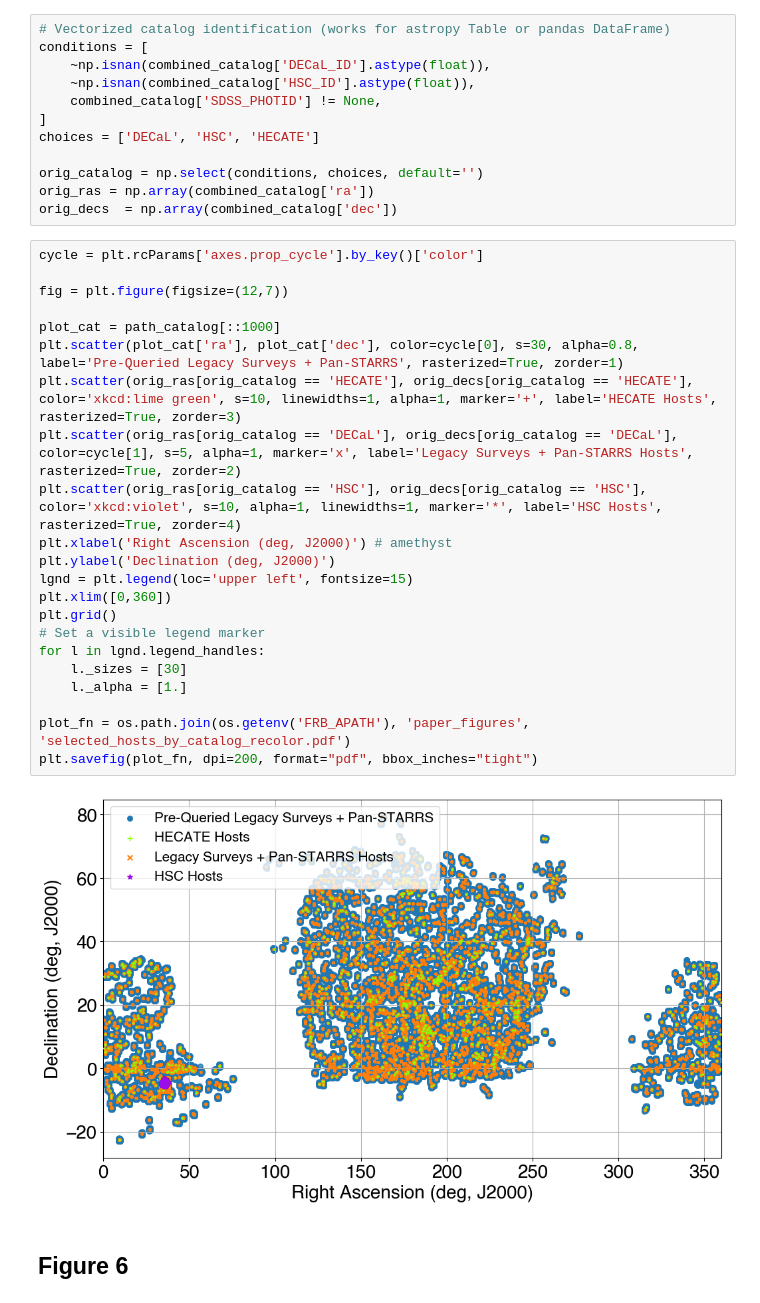
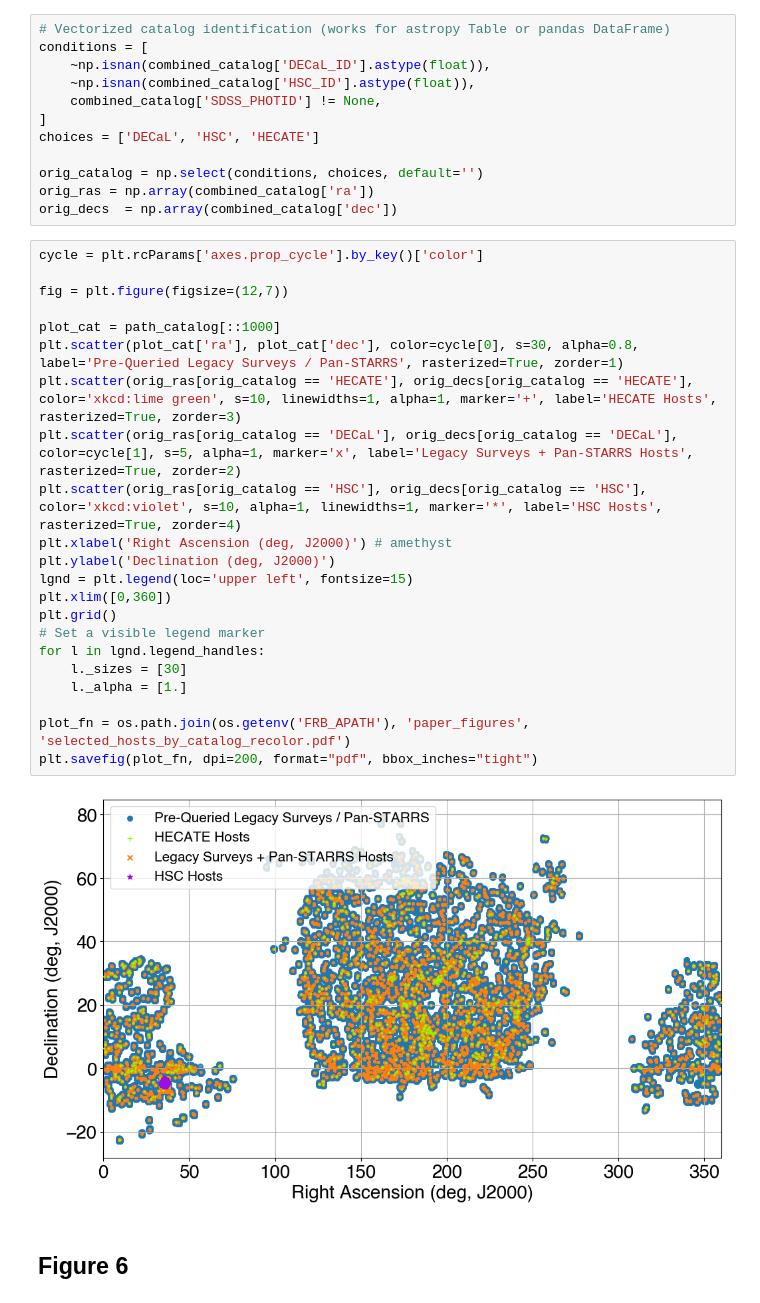
Before and after one commit to FRBs/astropath, a Jupyter notebook: docs/nb/Reproducing_Andersen+26_Figures.ipynb, the cells around one changed output. Drawn from its saved outputs; the diff is of its cells as text.

```diff
--- a/docs/nb/Reproducing_Andersen+26_Figures.ipynb
+++ b/docs/nb/Reproducing_Andersen+26_Figures.ipynb
@@ -271,27 +271,27 @@ orig_decs  = np.array(combined_catalog['dec'])
 # %%
 cycle = plt.rcParams['axes.prop_cycle'].by_key()['color']
 
 fig = plt.figure(figsize=(12,7))
 
 plot_cat = path_catalog[::1000]
-plt.scatter(plot_cat['ra'], plot_cat['dec'], color=cycle[0], s=30, alpha=0.8, label='Pre-Queried Legacy Surveys + Pan-STARRS', rasterized=True, zorder=1)
+plt.scatter(plot_cat['ra'], plot_cat['dec'], color=cycle[0], s=30, alpha=0.8, label='Pre-Queried Legacy Surveys / Pan-STARRS', rasterized=True, zorder=1)
 plt.scatter(orig_ras[orig_catalog == 'HECATE'], orig_decs[orig_catalog == 'HECATE'], color='xkcd:lime green', s=10, linewidths=1, alpha=1, marker='+', label='HECATE Hosts', rasterized=True, zorder=3)
 plt.scatter(orig_ras[orig_catalog == 'DECaL'], orig_decs[orig_catalog == 'DECaL'], color=cycle[1], s=5, alpha=1, marker='x', label='Legacy Surveys + Pan-STARRS Hosts', rasterized=True, zorder=2)
 plt.scatter(orig_ras[orig_catalog == 'HSC'], orig_decs[orig_catalog == 'HSC'], color='xkcd:violet', s=10, alpha=1, linewidths=1, marker='*', label='HSC Hosts', rasterized=True, zorder=4)
 plt.xlabel('Right Ascension (deg, J2000)') # amethyst
 plt.ylabel('Declination (deg, J2000)')
 lgnd = plt.legend(loc='upper left', fontsize=15)
 plt.xlim([0,360])
 plt.grid()
 # Set a visible legend marker
 for l in lgnd.legend_handles:
     l._sizes = [30]
     l._alpha = [1.]
 
 plot_fn = os.path.join(os.getenv('FRB_APATH'), 'paper_figures', 'selected_hosts_by_catalog_recolor.pdf')
 plt.savefig(plot_fn, dpi=200, format="pdf", bbox_inches="tight")
 # %% [output]
-[figure, old version]
+[figure, new version]
 # %% [markdown]
 ## Figure 6
 # %%
```
Also changed, not shown: parts of 6 cells of this notebook, 1 other file.
